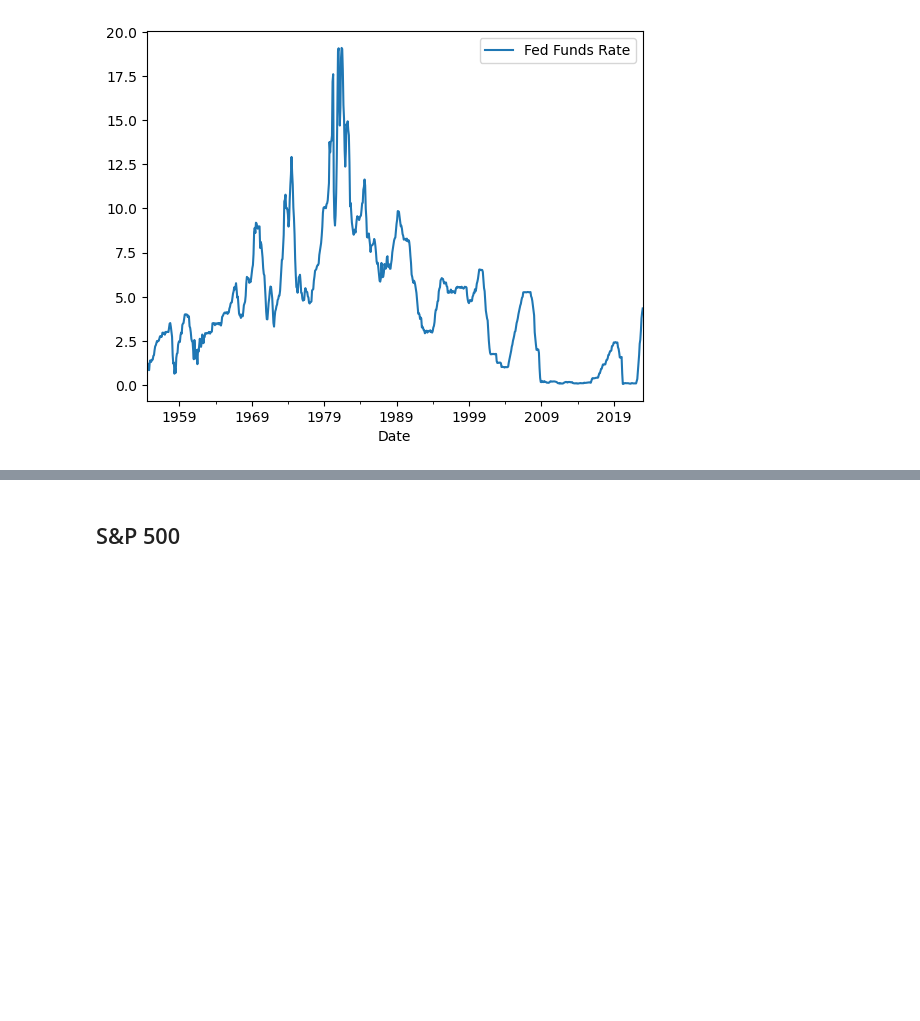
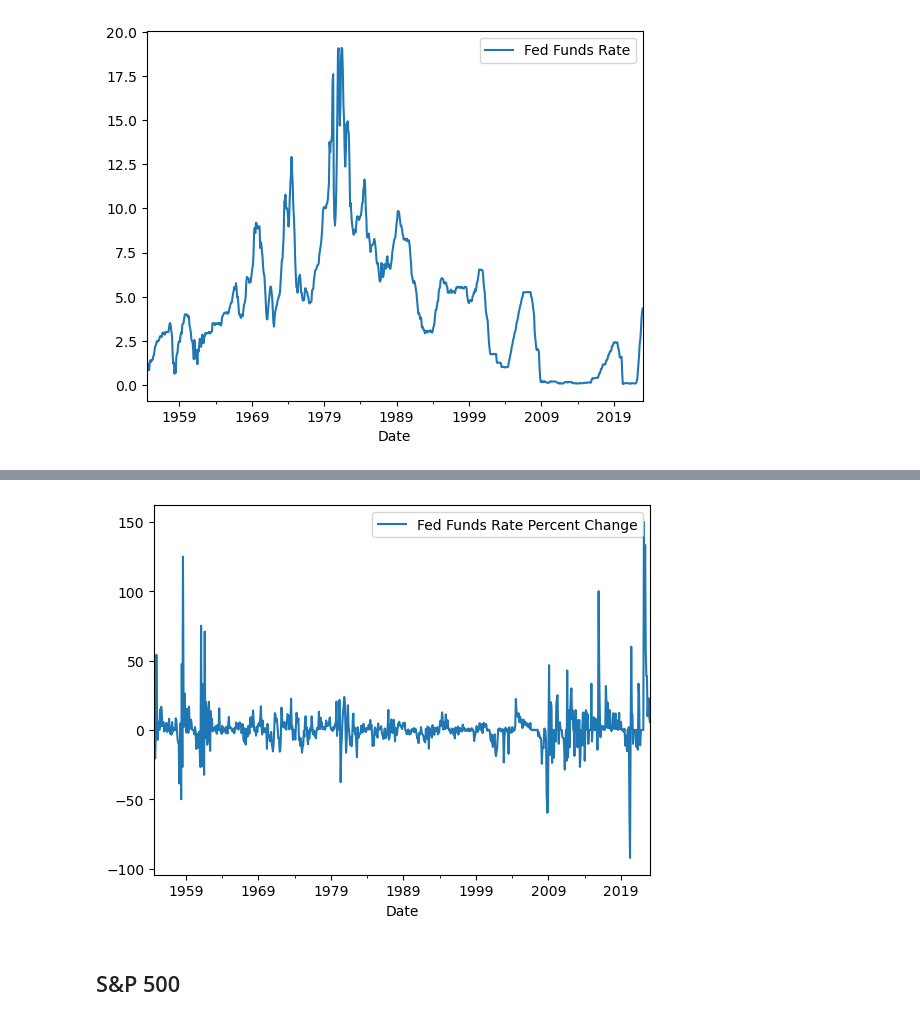
Before and after one commit to SantDRS/project1, a Jupyter notebook: G1P1-DataAnalysis.ipynb, the cells around one changed output, grey strips where cells are left out. Cells and saved outputs as stored; diff of their text form; code cells hidden in the pictures; blank space fills up the shorter version.

Commit message:
adding percent change to Fed Funds Rate data

```diff
--- a/G1P1-DataAnalysis.ipynb
+++ b/G1P1-DataAnalysis.ipynb
@@ -51,0 +52,6 @@ plt.show()
+# %%
+# Import Fed Funds percent change data
+ff_change_url = f'https://api.stlouisfed.org/fred/series/observations?series_id=FEDFUNDS&frequency=m&api_key={api_key}&file_type=json&units=pch'
+ff_change_r=requests.get(ffc_change_url)
+ff_change_data = ff_change_r.json()
+pprint.pprint(ff_change_data)
@@ -51,0 +76,12 @@ plt.show()
+# %%
+# Create Fed Funds Rate percent change dataframe
+ff_change_df = pd.DataFrame(ff_change_data)
+
+# Reformatting data
+ff_change_df = ff_change_df['observations'].apply(pd.Series)
+ff_change_df = ff_change_df[['date','value']]
+ff_change_df = ff_change_df[ff_change_df['value'] != '.']
+ff_change_df['value'] = ff_change_df['value'].astype(float)
+ff_change_df['date'] = pd.to_datetime(ff_change_df['date'])
+ff_change_df.rename(columns={'date':'Date','value':'Fed Funds Rate Percent Change'}, inplace=True)
+ff_change_df
@@ -52,3 +102,9 @@ plt.show()
+# %%
+# Plot SP500 Percent Change DataFrame
+ff_change_df.plot(x= 'Date', y='Fed Funds Rate Percent Change', kind='line')
+plt.show()
+# %% [output]
+[figure, added]
 # %% [markdown]
 ## S&P 500
 # %%
```
Also changed, not shown: parts of 21 cells of this notebook, 1 other file.
